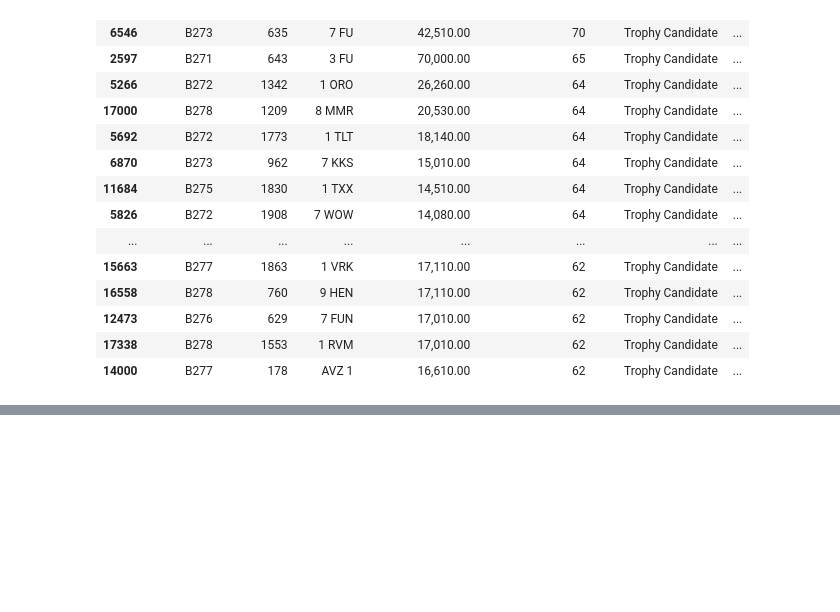
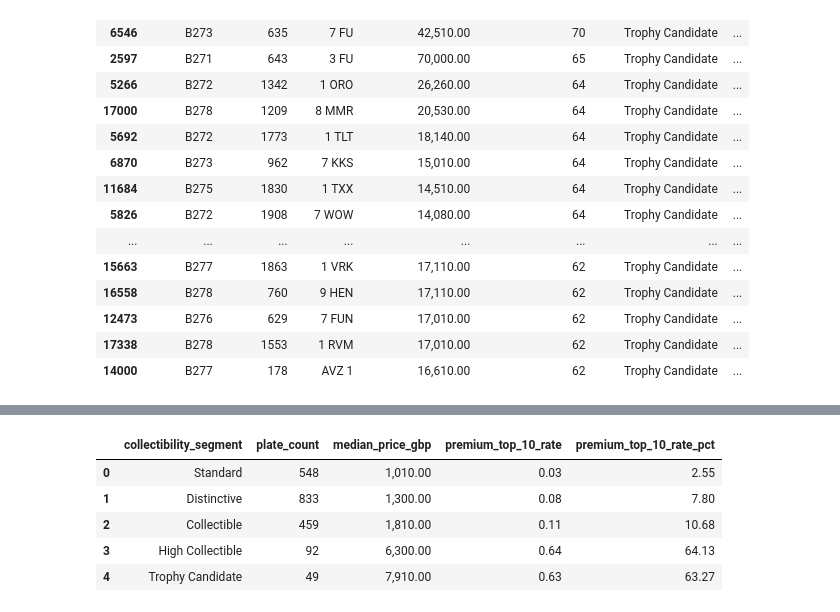
Before and after one commit to ozzy2438/Plate-Value-Intelligence, a Jupyter notebook: 06_premium_collectible_asset_detection.ipynb, the cells around one changed output, grey strips where cells are left out. Cells and saved outputs as stored; diff of their text form; code cells hidden in the pictures; blank space fills up the shorter version.

```diff
--- a/06_premium_collectible_asset_detection.ipynb
+++ b/06_premium_collectible_asset_detection.ipynb
@@ -683,0 +769,37 @@ specialist_review_summary
+# %%
+test_asset_summary = (
+    df_assets.loc[
+        df_assets["model_split"].eq("test")
+    ]
+    .groupby(
+        "collectibility_segment",
+        observed=True,
+    )
+    .agg(
+        plate_count=("plate_clean", "size"),
+        median_price_gbp=("hammer_price_gbp", "median"),
+        premium_top_10_rate=(
+            "is_premium_top_10pct",
+            "mean",
+        ),
+    )
+    .reset_index()
+)
+
+test_asset_summary[
+    "premium_top_10_rate_pct"
+] = (
+    test_asset_summary[
+        "premium_top_10_rate"
+    ]
+    * 100
+)
+
+test_asset_summary
+# %% [output]
+|  | collectibility_segment | plate_count | median_price_gbp | premium_top_10_rate | premium_top_10_rate_pct |
+| 0 | Standard | 548 | 1,010.00 | 0.03 | 2.55 |
+| 1 | Distinctive | 833 | 1,300.00 | 0.08 | 7.80 |
+| 2 | Collectible | 459 | 1,810.00 | 0.11 | 10.68 |
+| 3 | High Collectible | 92 | 6,300.00 | 0.64 | 64.13 |
+| 4 | Trophy Candidate | 49 | 7,910.00 | 0.63 | 63.27 |
```
Also changed, not shown: parts of 9 cells of this notebook, 8 other files.
